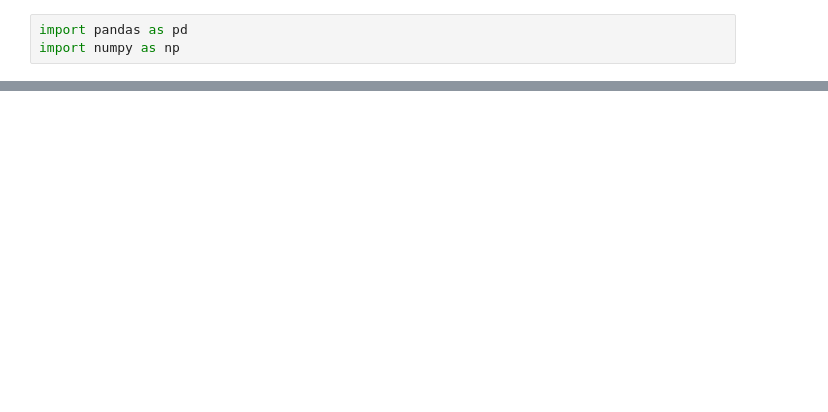
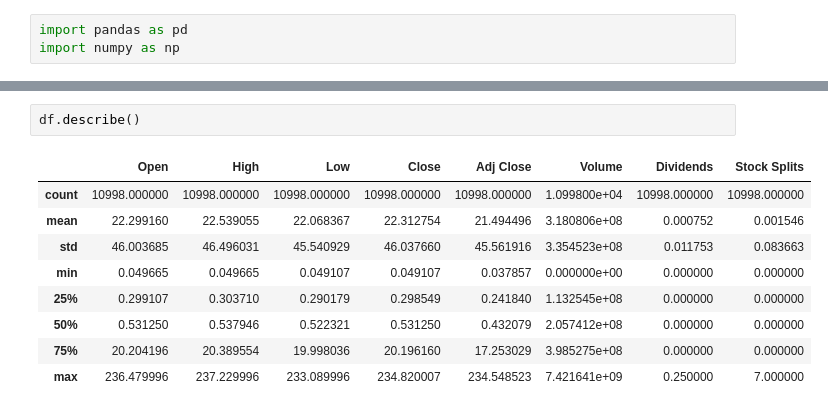
Before and after one commit to surak-alf/Project_3, a Jupyter notebook: src/notebooks/AAPL (1).ipynb, the cells around one changed output, grey strips where cells are left out. Drawn from its saved outputs; the diff is of its cells as text; blank space fills up the shorter version.

```diff
--- a/src/notebooks/AAPL (1).ipynb
+++ b/src/notebooks/AAPL (1).ipynb
@@ -21,0 +38,12 @@ df
+# %%
+df.describe()
+# %% [output]
+|  | Open | High | Low | Close | Adj Close | Volume | Dividends | Stock Splits |
+| count | 10998.000000 | 10998.000000 | 10998.000000 | 10998.000000 | 10998.000000 | 1.099800e+04 | 10998.000000 | 10998.000000 |
+| mean | 22.299160 | 22.539055 | 22.068367 | 22.312754 | 21.494496 | 3.180806e+08 | 0.000752 | 0.001546 |
+| std | 46.003685 | 46.496031 | 45.540929 | 46.037660 | 45.561916 | 3.354523e+08 | 0.011753 | 0.083663 |
+| min | 0.049665 | 0.049665 | 0.049107 | 0.049107 | 0.037857 | 0.000000e+00 | 0.000000 | 0.000000 |
+| 25% | 0.299107 | 0.303710 | 0.290179 | 0.298549 | 0.241840 | 1.132545e+08 | 0.000000 | 0.000000 |
+| 50% | 0.531250 | 0.537946 | 0.522321 | 0.531250 | 0.432079 | 2.057412e+08 | 0.000000 | 0.000000 |
+| 75% | 20.204196 | 20.389554 | 19.998036 | 20.196160 | 17.253029 | 3.985275e+08 | 0.000000 | 0.000000 |
+| max | 236.479996 | 237.229996 | 233.089996 | 234.820007 | 234.548523 | 7.421641e+09 | 0.250000 | 7.000000 |
```
Also changed, not shown: parts of 4 cells of this notebook, 7 other files.
